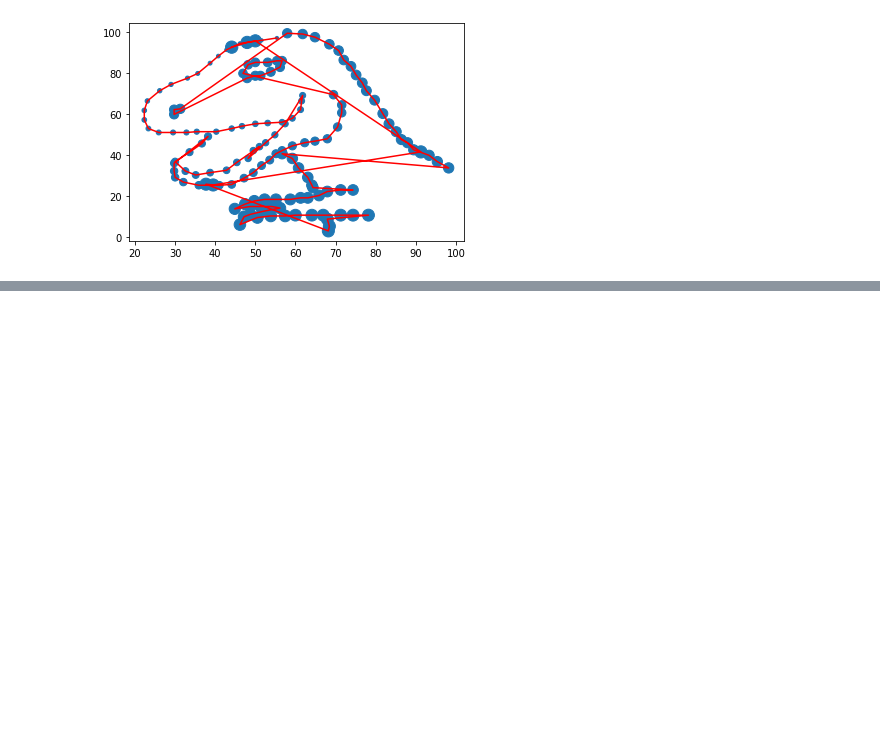
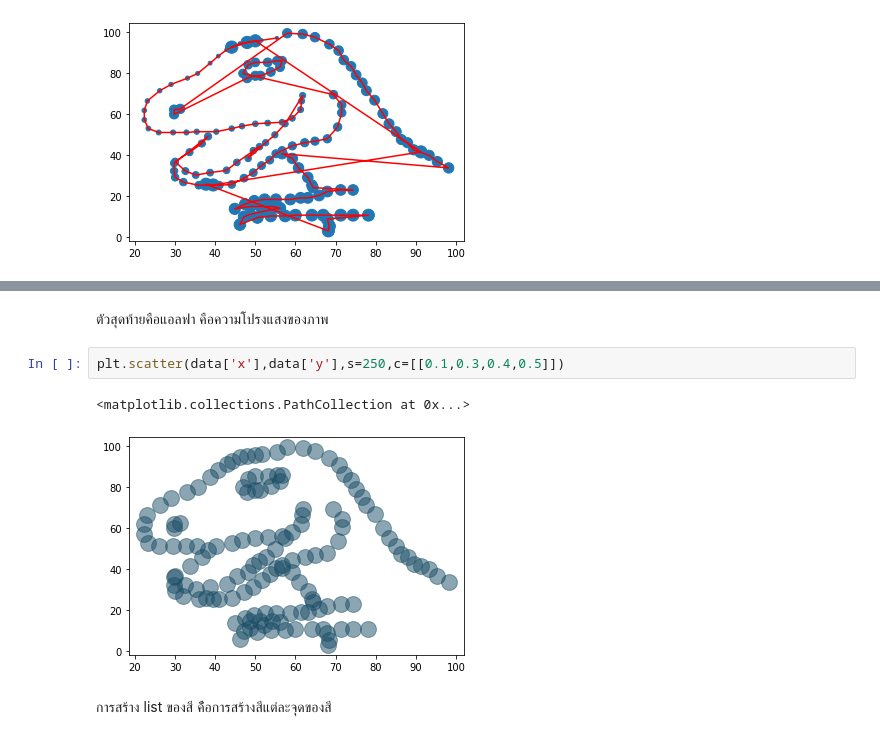
Before and after one commit to watcharapornn/KKU_data_mining, a Jupyter notebook: Data102.ipynb, the cells around one changed output, grey strips where cells are left out. Cells and saved outputs as stored; diff of their text form; blank space fills up the shorter version.

```diff
--- a/Data102.ipynb
+++ b/Data102.ipynb
@@ -267,0 +276,9 @@ plt.scatter(data['x'],data['y'],s=range(10,len(data['x'])+10)) #s=range(len(data
+# %% [markdown]
+ตัวสุดท้ายคือแอลฟา คือความโปรงแสงของภาพ
+# %%
+plt.scatter(data['x'],data['y'],s=250,c=[[0.1,0.3,0.4,0.5]])
+# %% [output]
+<matplotlib.collections.PathCollection at 0x...>
+[figure, added]
+# %% [markdown]
+การสร้าง list ของสี ค้ือการสร้างสีแต่ละจุดของสี
```
Also changed, not shown: parts of 14 cells of this notebook.
